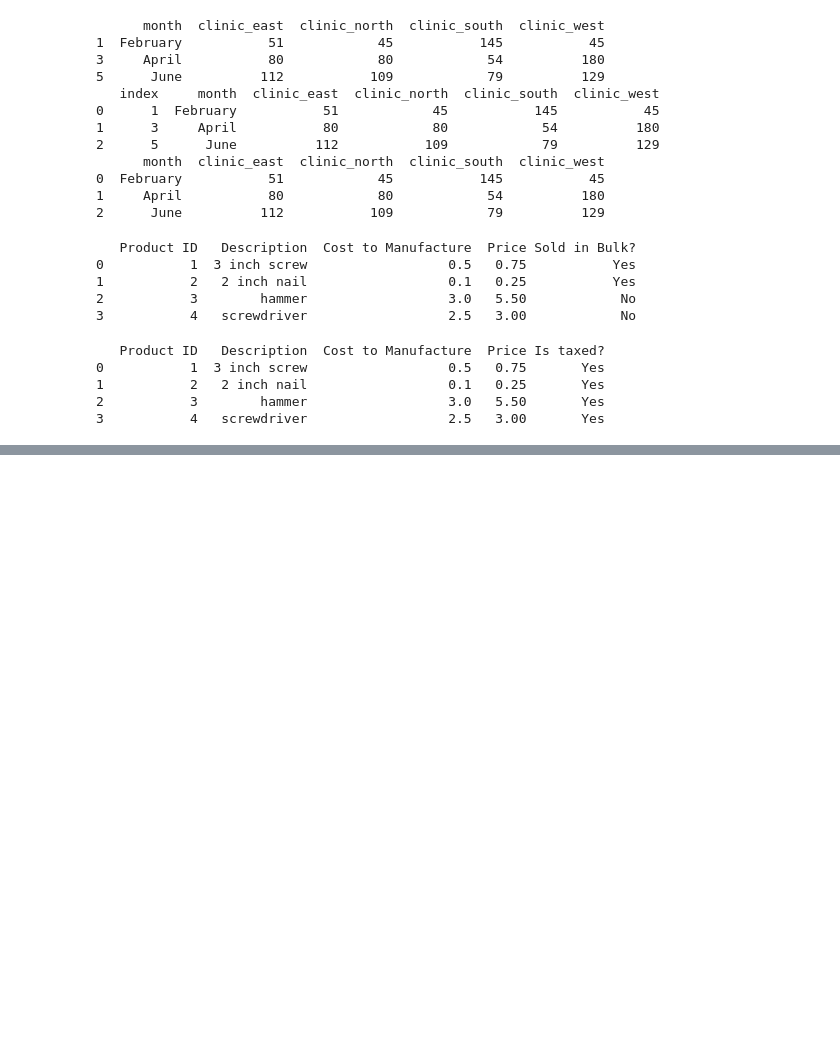
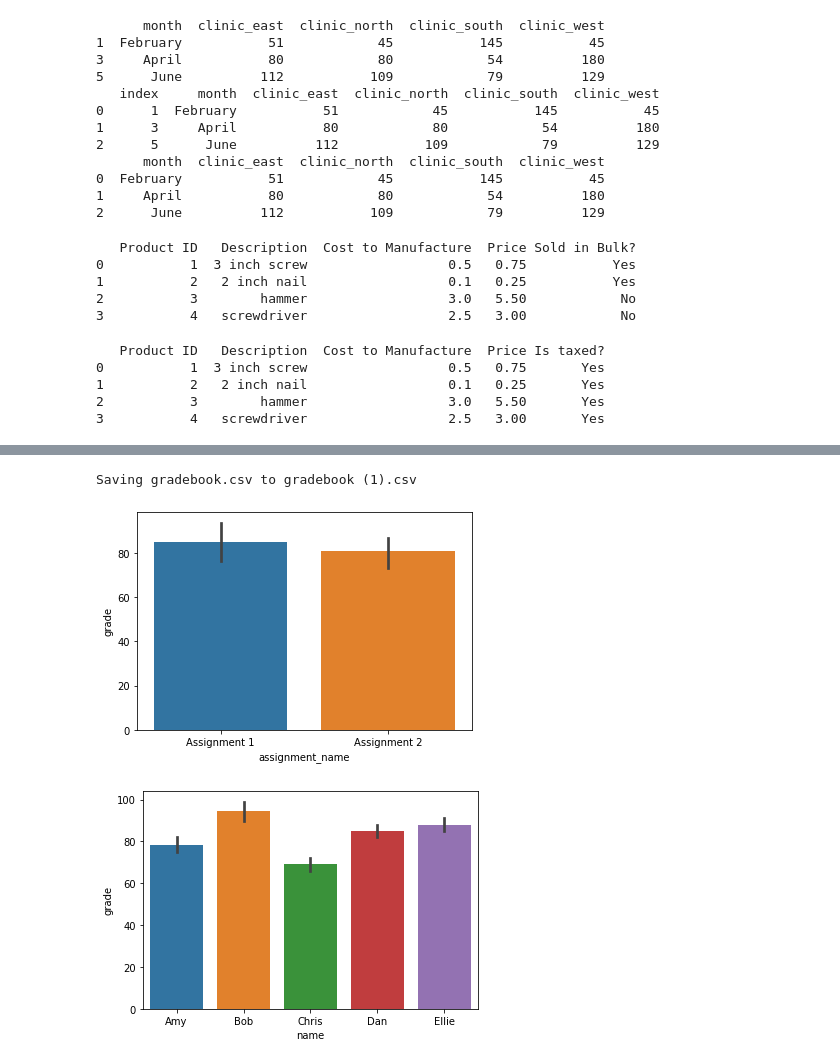
Before and after one commit to tamayoram/DataScienceCodecademy, a Jupyter notebook: VisualizeData.ipynb, the cells around one changed output, grey strips where cells are left out. Cells and saved outputs as stored; diff of their text form; code cells hidden in the pictures; blank space fills up the shorter version.

```diff
--- a/VisualizeData.ipynb
+++ b/VisualizeData.ipynb
@@ -1109,0 +1287,16 @@ print(df)
+# %%
+import pandas as pd
+from matplotlib import pyplot as plt
+import seaborn as sns
+
+from google.colab import files
+files.upload()
+
+gradebook = pd.read_csv("gradebook.csv")
+
+sns.barplot(data=gradebook,x="assignment_name",y="grade")
+plt.show()
+
+sns.barplot(data=gradebook, x="name", y="grade", ci="sd") # ci permite cambiar el error de 95% por un error de desviación estandar
+plt.show()
+# %% [output]
@@ -1109,0 +1304,3 @@ print(df)
+Saving gradebook.csv to gradebook (1).csv
+[figure, added]
+[figure, added]
```
Also changed, not shown: parts of 13 cells of this notebook.
